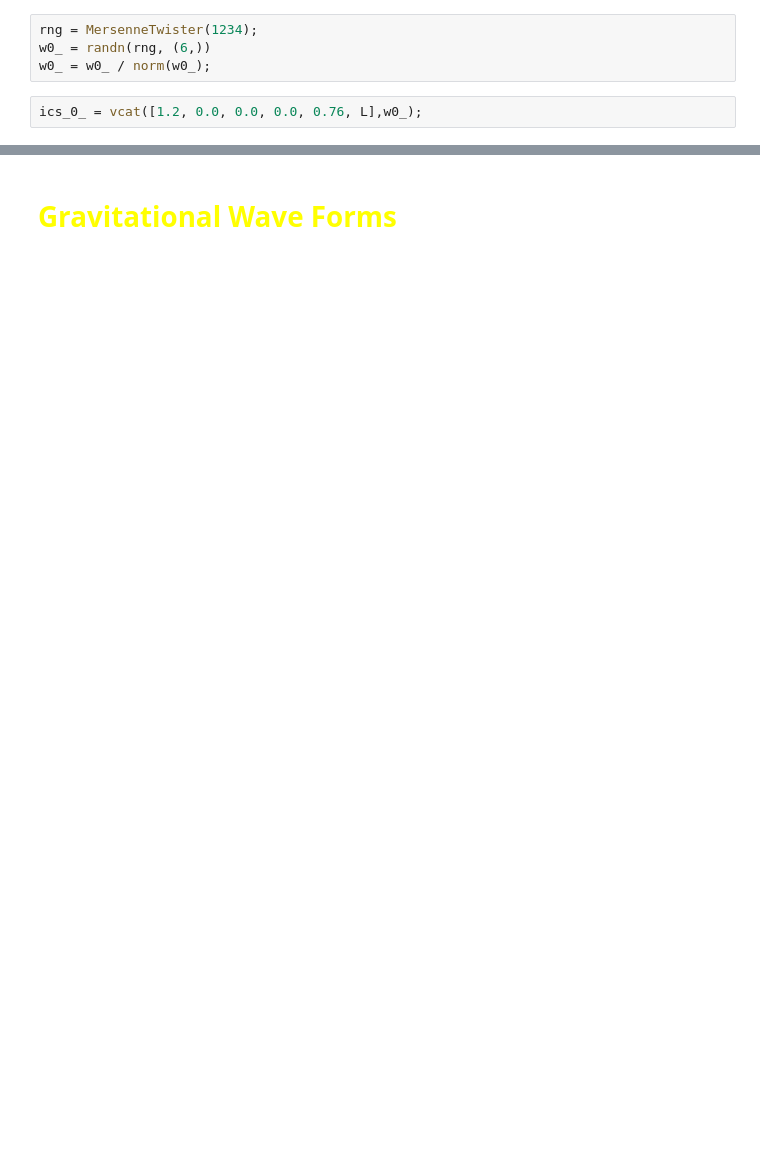
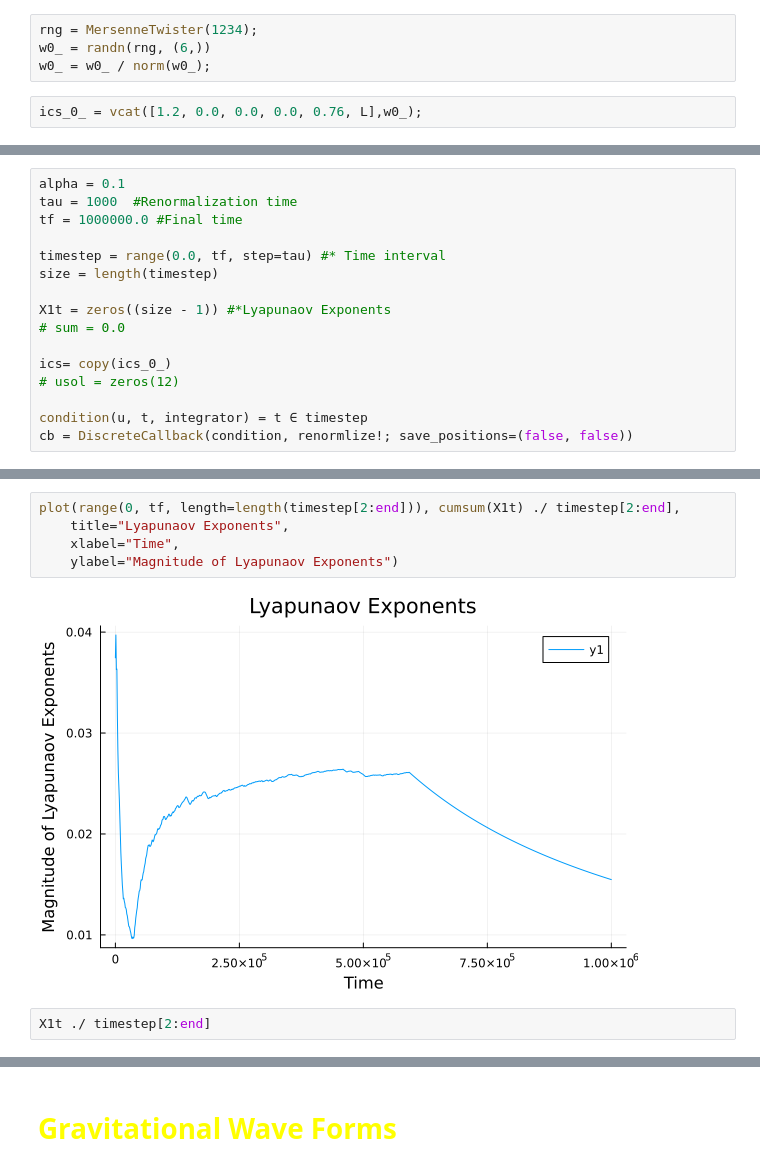
Before and after one commit to Abhi210/gwchaos, a Jupyter notebook: DifferentSystem/particle_around_disk/Poincare_map_julia.ipynb, the cells around one changed output, grey strips where cells are left out. Cells and saved outputs as stored; diff of their text form; blank space fills up the shorter version.

```diff
--- a/DifferentSystem/particle_around_disk/Poincare_map_julia.ipynb
+++ b/DifferentSystem/particle_around_disk/Poincare_map_julia.ipynb
@@ -188,0 +275,16 @@ dY
+# %%
+alpha = 0.1
+tau = 1000  #Renormalization time
+tf = 1000000.0 #Final time
+
+timestep = range(0.0, tf, step=tau) #* Time interval
+size = length(timestep)
+
+X1t = zeros((size - 1)) #*Lyapunaov Exponents
+# sum = 0.0
+
+ics= copy(ics_0_)
+# usol = zeros(12)
+
+condition(u, t, integrator) = t ∈ timestep
+cb = DiscreteCallback(condition, renormlize!; save_positions=(false, false))
@@ -189 +321,10 @@ dY
+# %%
+plot(range(0, tf, length=length(timestep[2:end])), cumsum(X1t) ./ timestep[2:end],
+    title="Lyapunaov Exponents",
+    xlabel="Time",
+    ylabel="Magnitude of Lyapunaov Exponents")
+# %% [output]
+[figure, added]
+# %%
+X1t ./ timestep[2:end]
 # %%
```
Also changed, not shown: parts of 23 cells of this notebook, 2 other files.
